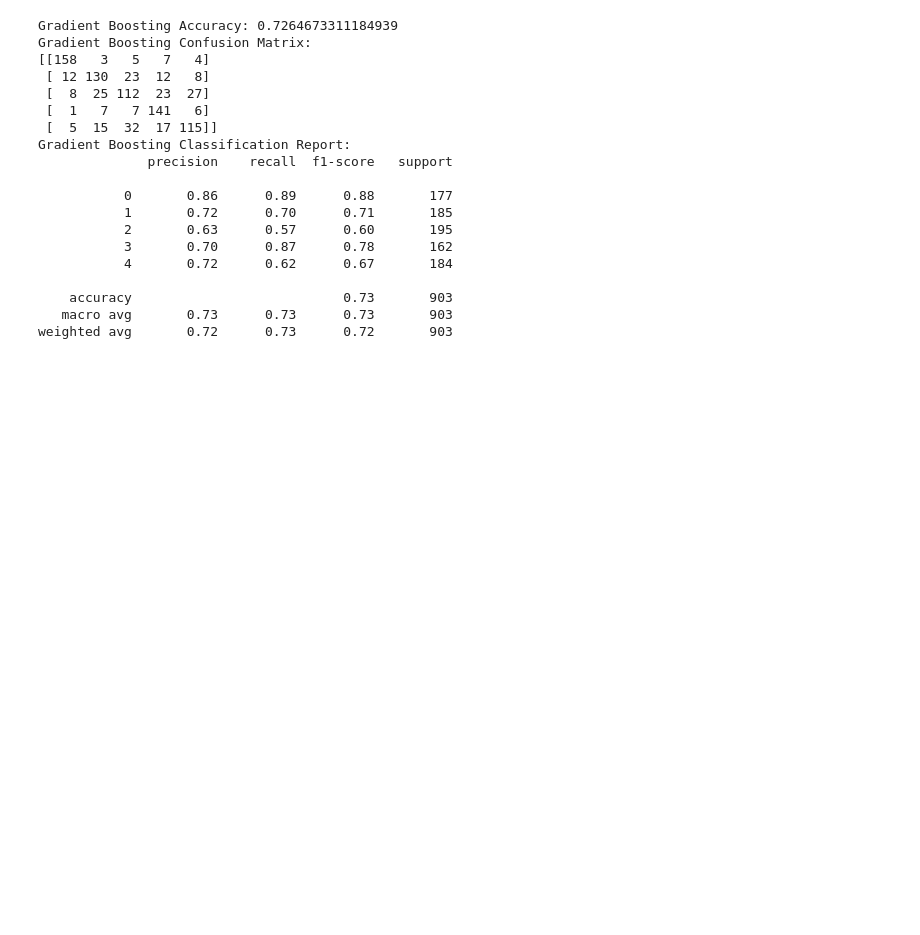
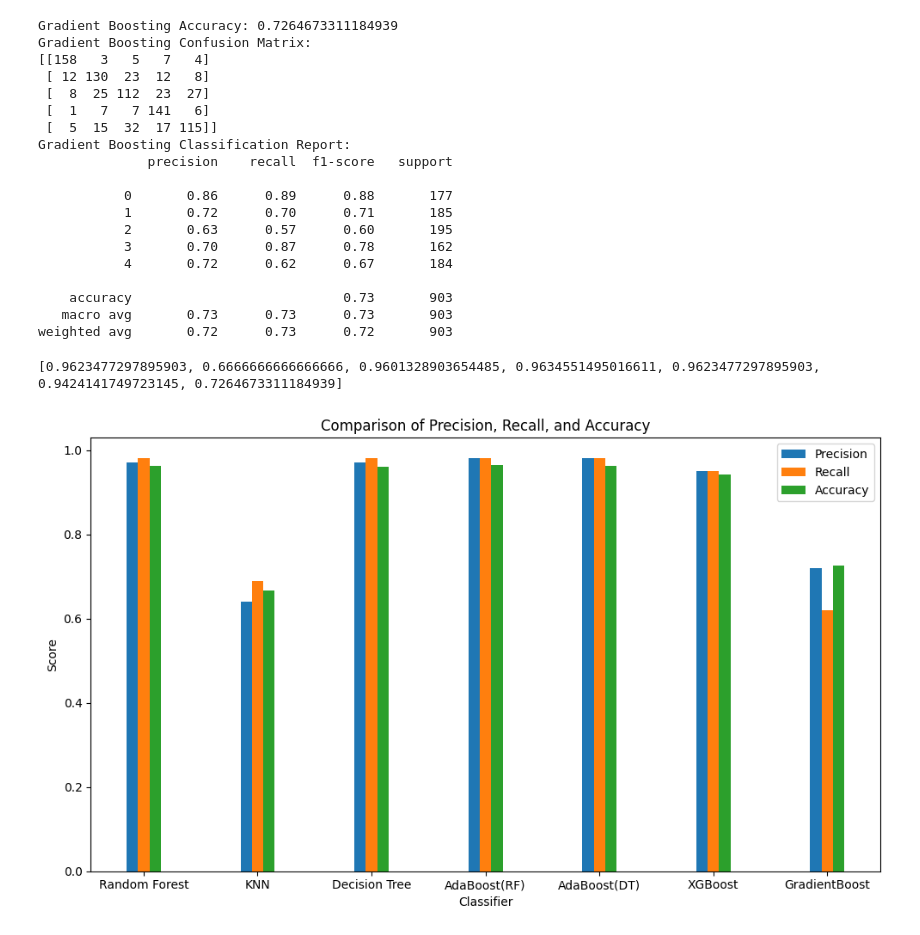
Before and after one commit to MalavikaVRaj/diabetic-Retinopathy, a Jupyter notebook: classifier.ipynb, the cells around one changed output. Saved outputs shown, nothing was run; the diff lists cells and outputs as text; code cells hidden in the pictures; blank space fills up the shorter version.

```diff
--- a/classifier.ipynb
+++ b/classifier.ipynb
@@ -308,6 +330,11 @@ print(confusion_mat_gb)
 classification_rep_gb = classification_report(y_test, y_pred_gb)
 print("Gradient Boosting Classification Report:")
 print(classification_rep_gb)
+
+# Extract precision, recall, and accuracy
+lines = classification_rep_gb.split('\n')
+precision_gb = float(lines[6].split()[1])
+recall_gb = float(lines[6].split()[2])
 # %% [output]
 Gradient Boosting Accuracy: 0.7264673311184939
 Gradient Boosting Confusion Matrix:
@@ -328,3 +355,39 @@ Gradient Boosting Classification Report:
     accuracy                           0.73       903
    macro avg       0.73      0.73      0.73       903
 weighted avg       0.72      0.73      0.72       903
+# %%
+# Create a list of classifier labels
+classifiers = ['Random Forest', 'KNN', 'Decision Tree', 'AdaBoost(RF)','AdaBoost(DT)', 'XGBoost','GradientBoost']
+
+# Get the precision, recall, and accuracy scores from the scores dictionary
+precision_scores = [precision_rf,precision_knn,precision_dt,precision_abrf,precision_abdt,precision_xgb, precision_gb]
+recall_scores = [recall_rf,recall_knn,recall_dt,recall_abrf,recall_abdt,recall_xgb, recall_gb]
+accuracy_scores = [accuracy_rf,accuracy_knn,accuracy_dt,accuracy_abrf,accuracy_abdt,accuracy_xgb,accuracy_gb]
+# %% [output]
+[0.9623477297895903, 0.6666666666666666, 0.9601328903654485, 0.9634551495016611, 0.9623477297895903, 0.9424141749723145, 0.7264673311184939]
+# %%
+import matplotlib.pyplot as plt
+import numpy as np
+
+# Assuming classifiers, precision_scores, recall_scores, and accuracy_scores are defined elsewhere
+
+# Create the histogram
+x = np.arange(len(classifiers))
+width = 0.1
+
+fig, ax = plt.subplots(figsize=(10, 6))  # Adjust the figure size as per your requirement
+rects1 = ax.bar(x - width, precision_scores, width, label='Precision')
+rects2 = ax.bar(x, recall_scores, width, label='Recall')
+rects3 = ax.bar(x + width, accuracy_scores, width, label='Accuracy')
+
+ax.set_xlabel('Classifier')
+ax.set_ylabel('Score')
+ax.set_title('Comparison of Precision, Recall, and Accuracy')
+ax.set_xticks(x)
+ax.set_xticklabels(classifiers)
+ax.legend()
+
+fig.tight_layout()
+plt.show()
+# %% [output]
+[figure, added]
```
Also changed, not shown: parts of 7 cells of this notebook.
